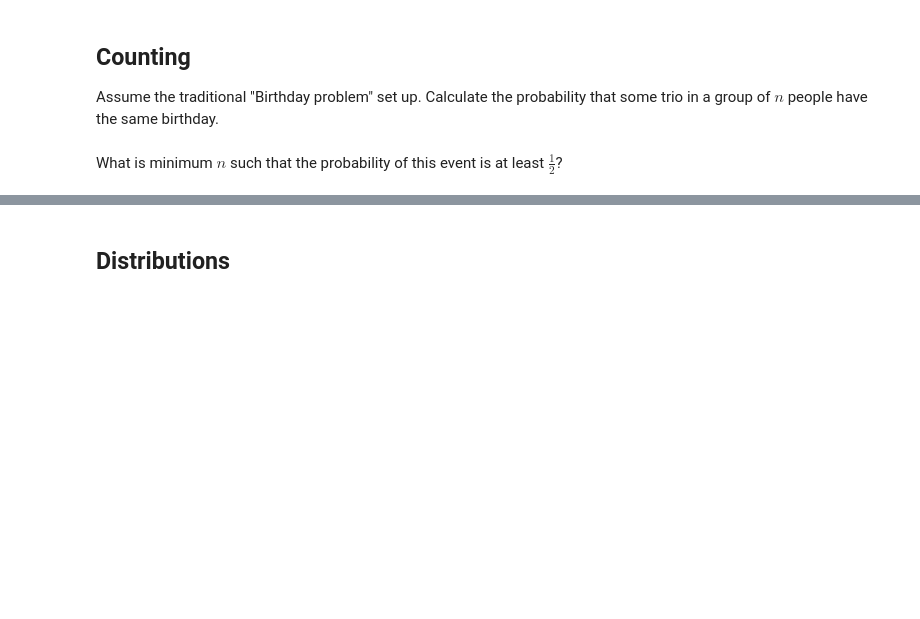
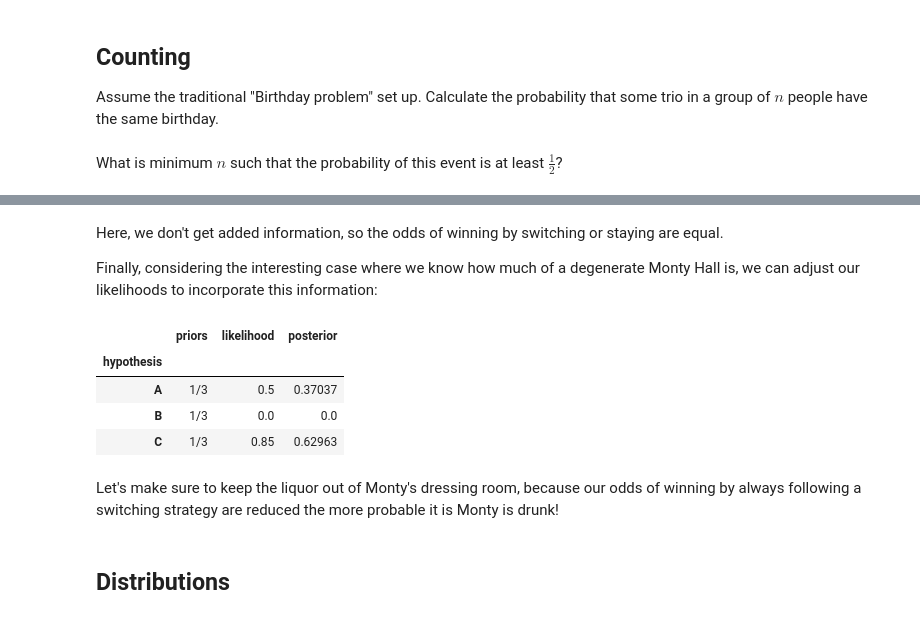
Before and after one commit to Per48edjes/Misc-Math-Practice, a Jupyter notebook: prob_stat_notes.ipynb, the cells around one changed output, grey strips where cells are left out. Saved outputs shown, nothing was run; the diff lists cells and outputs as text; code cells hidden in the pictures; blank space fills up the shorter version.

```diff
--- a/prob_stat_notes.ipynb
+++ b/prob_stat_notes.ipynb
@@ -50,3 +107,34 @@ Average probability, 10 experiments: 0.51185
+# %% [markdown]
+Here, we don't get added information, so the odds of winning by switching or staying are equal.
+
+Finally, considering the interesting case where we know how much of a degenerate Monty Hall is, we can adjust our likelihoods to incorporate this information:
+# %%
+# 'Blended' Monty Hall Bayes table, Monty reveals goat
+priors = 3 * [Fraction(1, 3)]
+
+# We 'blend' the likelihoods based on the probabilities we have
+likelihood_sober = [Fraction(1, 2), 0, 1]
+likelihood_drunk = [Fraction(1, 2), 0, Fraction(1, 2)]
+likelihood = np.array([likelihood_sober, likelihood_drunk]).T.dot(np.array([0.7, 0.3]))
+
+# Run the analysis table
+bayes_table = pd.DataFrame({'hypothesis': ['A', 'B', 'C'],
+                            'priors': priors,
+                            'likelihood': likelihood})
+bayes_table['posterior'] = \
+    (bayes_table['priors'] * bayes_table['likelihood'])\
+    / bayes_table['priors'].dot(bayes_table['likelihood'])
+bayes_table.set_index('hypothesis', inplace=True)
+
+bayes_table
+# %% [output]
+|  | priors | likelihood | posterior |
+| hypothesis |  |  |  |
+| A | 1/3 | 0.5 | 0.37037 |
+| B | 1/3 | 0.0 | 0.0 |
+| C | 1/3 | 0.85 | 0.62963 |
+# %% [markdown]
+Let's make sure to keep the liquor out of Monty's dressing room, because our odds of winning by always following a switching strategy are reduced the more probable it is Monty is drunk!
 # %% [markdown]
 ## Distributions
 # %% [markdown]
```
Also changed, not shown: parts of 28 cells of this notebook.
